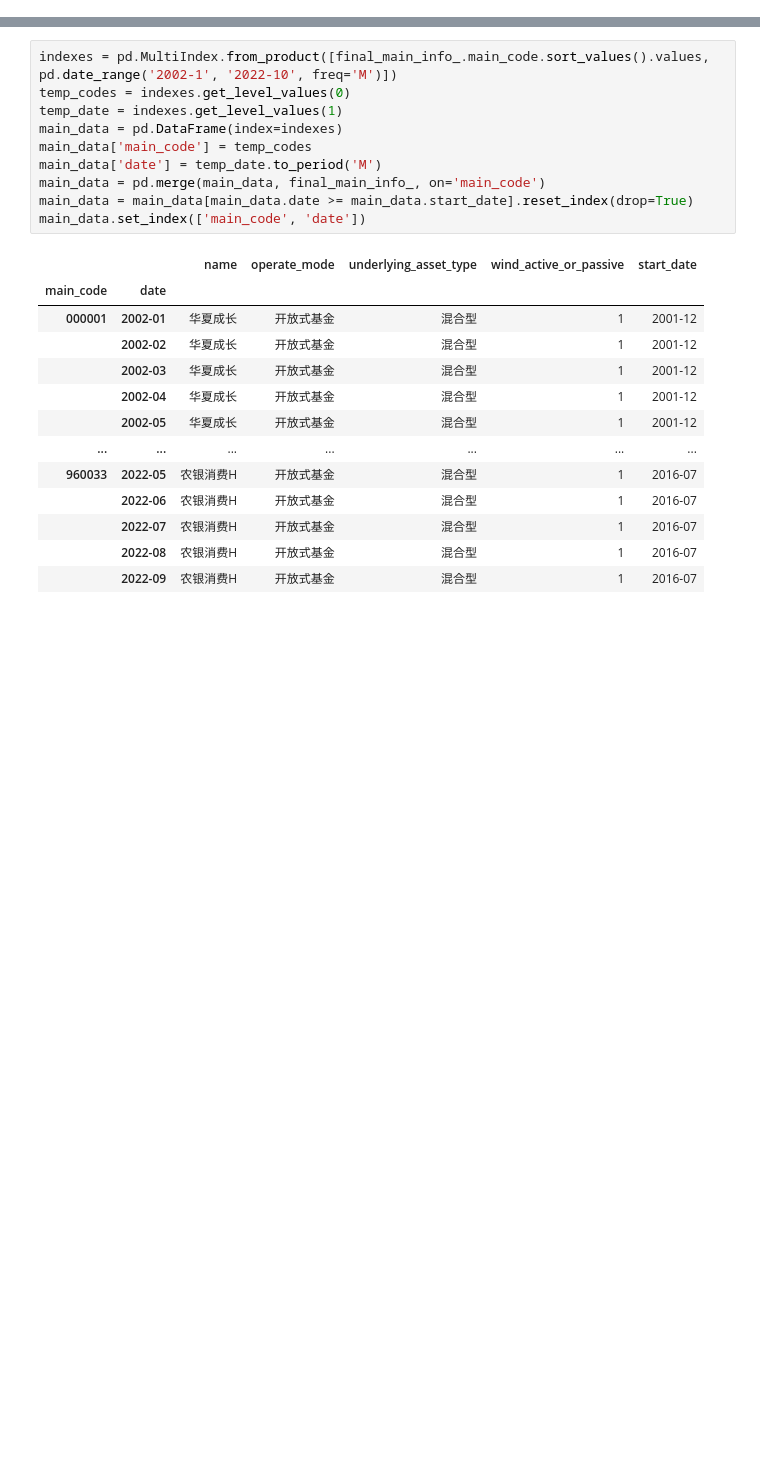
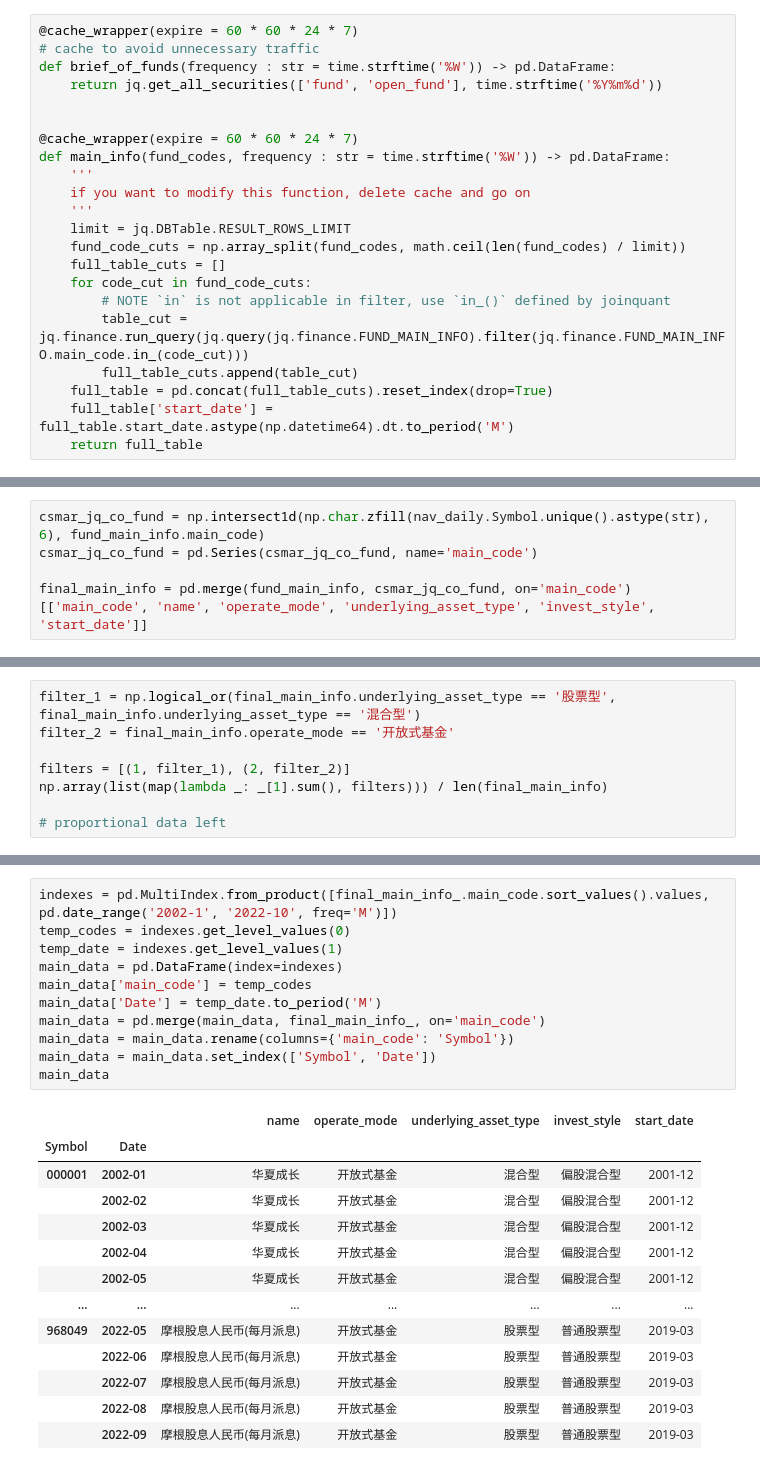
Before and after one commit to dacianpeng/mutual-fund-effective-or-not-Evidence-from-China, a Jupyter notebook: joinquant.ipynb, the cells around one changed output, grey strips where cells are left out. Drawn from its saved outputs; the diff is of its cells as text; blank space fills up the shorter version.

```diff
--- a/joinquant.ipynb
+++ b/joinquant.ipynb
@@ -215,0 +64,22 @@ filter 4: 9202 to 8643, 6.069999999999999% funds dropped
+# %%
+@cache_wrapper(expire = 60 * 60 * 24 * 7)
+# cache to avoid unnecessary traffic
+def brief_of_funds(frequency : str = time.strftime('%W')) -> pd.DataFrame:
+    return jq.get_all_securities(['fund', 'open_fund'], time.strftime('%Y%m%d'))
+
+
+@cache_wrapper(expire = 60 * 60 * 24 * 7)
+def main_info(fund_codes, frequency : str = time.strftime('%W')) -> pd.DataFrame:
+    '''
+    if you want to modify this function, delete cache and go on
+    '''
+    limit = jq.DBTable.RESULT_ROWS_LIMIT
+    fund_code_cuts = np.array_split(fund_codes, math.ceil(len(fund_codes) / limit))
+    full_table_cuts = []
+    for code_cut in fund_code_cuts:
+        # NOTE `in` is not applicable in filter, use `in_()` defined by joinquant
+        table_cut = jq.finance.run_query(jq.query(jq.finance.FUND_MAIN_INFO).filter(jq.finance.FUND_MAIN_INFO.main_code.in_(code_cut)))
+        full_table_cuts.append(table_cut)
+    full_table = pd.concat(full_table_cuts).reset_index(drop=True)
+    full_table['start_date'] = full_table.start_date.astype(np.datetime64).dt.to_period('M')
+    return full_table
@@ -215,0 +301,5 @@ filter 4: 9202 to 8643, 6.069999999999999% funds dropped
+# %%
+csmar_jq_co_fund = np.intersect1d(np.char.zfill(nav_daily.Symbol.unique().astype(str), 6), fund_main_info.main_code)
+csmar_jq_co_fund = pd.Series(csmar_jq_co_fund, name='main_code')
+
+final_main_info = pd.merge(fund_main_info, csmar_jq_co_fund, on='main_code')[['main_code', 'name', 'operate_mode', 'underlying_asset_type', 'invest_style', 'start_date']]
@@ -215,0 +327,8 @@ filter 4: 9202 to 8643, 6.069999999999999% funds dropped
+# %%
+filter_1 = np.logical_or(final_main_info.underlying_asset_type == '股票型', final_main_info.underlying_asset_type == '混合型')
+filter_2 = final_main_info.operate_mode == '开放式基金'
+
+filters = [(1, filter_1), (2, filter_2)]
+np.array(list(map(lambda _: _[1].sum(), filters))) / len(final_main_info)
+
+# proportional data left
@@ -238,24 +376,25 @@ big table: from `fund code` indexed only to `fund code-month` multiIndex
 # %%
 indexes = pd.MultiIndex.from_product([final_main_info_.main_code.sort_values().values, pd.date_range('2002-1', '2022-10', freq='M')])
 temp_codes = indexes.get_level_values(0)
 temp_date = indexes.get_level_values(1)
 main_data = pd.DataFrame(index=indexes)
 main_data['main_code'] = temp_codes
-main_data['date'] = temp_date.to_period('M')
+main_data['Date'] = temp_date.to_period('M')
 main_data = pd.merge(main_data, final_main_info_, on='main_code')
-main_data = main_data[main_data.date >= main_data.start_date].reset_index(drop=True)
-main_data.set_index(['main_code', 'date'])
+main_data = main_data.rename(columns={'main_code': 'Symbol'})
+main_data = main_data.set_index(['Symbol', 'Date'])
+main_data
 # %% [output]
-|  |  | name | operate_mode | underlying_asset_type | wind_active_or_passive | start_date |
-| main_code | date |  |  |  |  |  |
-| 000001 | 2002-01 | 华夏成长 | 开放式基金 | 混合型 | 1 | 2001-12 |
-|  | 2002-02 | 华夏成长 | 开放式基金 | 混合型 | 1 | 2001-12 |
-|  | 2002-03 | 华夏成长 | 开放式基金 | 混合型 | 1 | 2001-12 |
-|  | 2002-04 | 华夏成长 | 开放式基金 | 混合型 | 1 | 2001-12 |
-|  | 2002-05 | 华夏成长 | 开放式基金 | 混合型 | 1 | 2001-12 |
+|  |  | name | operate_mode | underlying_asset_type | invest_style | start_date |
+| Symbol | Date |  |  |  |  |  |
+| 000001 | 2002-01 | 华夏成长 | 开放式基金 | 混合型 | 偏股混合型 | 2001-12 |
+|  | 2002-02 | 华夏成长 | 开放式基金 | 混合型 | 偏股混合型 | 2001-12 |
+|  | 2002-03 | 华夏成长 | 开放式基金 | 混合型 | 偏股混合型 | 2001-12 |
+|  | 2002-04 | 华夏成长 | 开放式基金 | 混合型 | 偏股混合型 | 2001-12 |
+|  | 2002-05 | 华夏成长 | 开放式基金 | 混合型 | 偏股混合型 | 2001-12 |
 | ... | ... | ... | ... | ... | ... | ... |
-| 960033 | 2022-05 | 农银消费H | 开放式基金 | 混合型 | 1 | 2016-07 |
-|  | 2022-06 | 农银消费H | 开放式基金 | 混合型 | 1 | 2016-07 |
-|  | 2022-07 | 农银消费H | 开放式基金 | 混合型 | 1 | 2016-07 |
-|  | 2022-08 | 农银消费H | 开放式基金 | 混合型 | 1 | 2016-07 |
-|  | 2022-09 | 农银消费H | 开放式基金 | 混合型 | 1 | 2016-07 |
+| 968049 | 2022-05 | 摩根股息人民币(每月派息) | 开放式基金 | 股票型 | 普通股票型 | 2019-03 |
+|  | 2022-06 | 摩根股息人民币(每月派息) | 开放式基金 | 股票型 | 普通股票型 | 2019-03 |
+|  | 2022-07 | 摩根股息人民币(每月派息) | 开放式基金 | 股票型 | 普通股票型 | 2019-03 |
+|  | 2022-08 | 摩根股息人民币(每月派息) | 开放式基金 | 股票型 | 普通股票型 | 2019-03 |
+|  | 2022-09 | 摩根股息人民币(每月派息) | 开放式基金 | 股票型 | 普通股票型 | 2019-03 |
```
Also changed, not shown: parts of 109 cells of this notebook, 40 other files.
